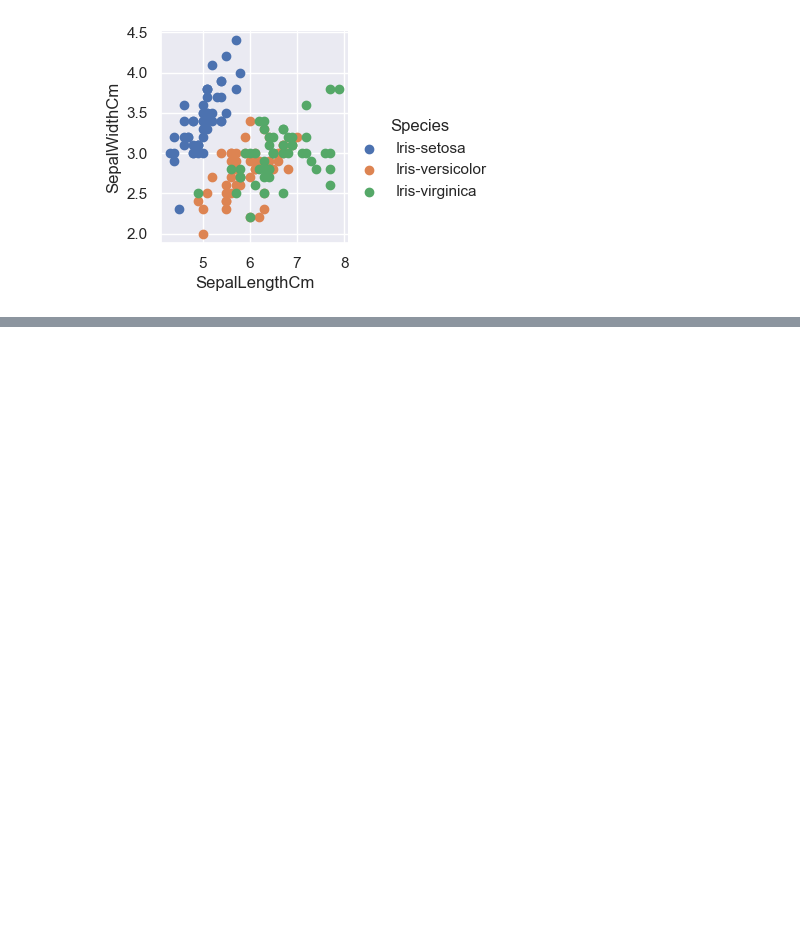
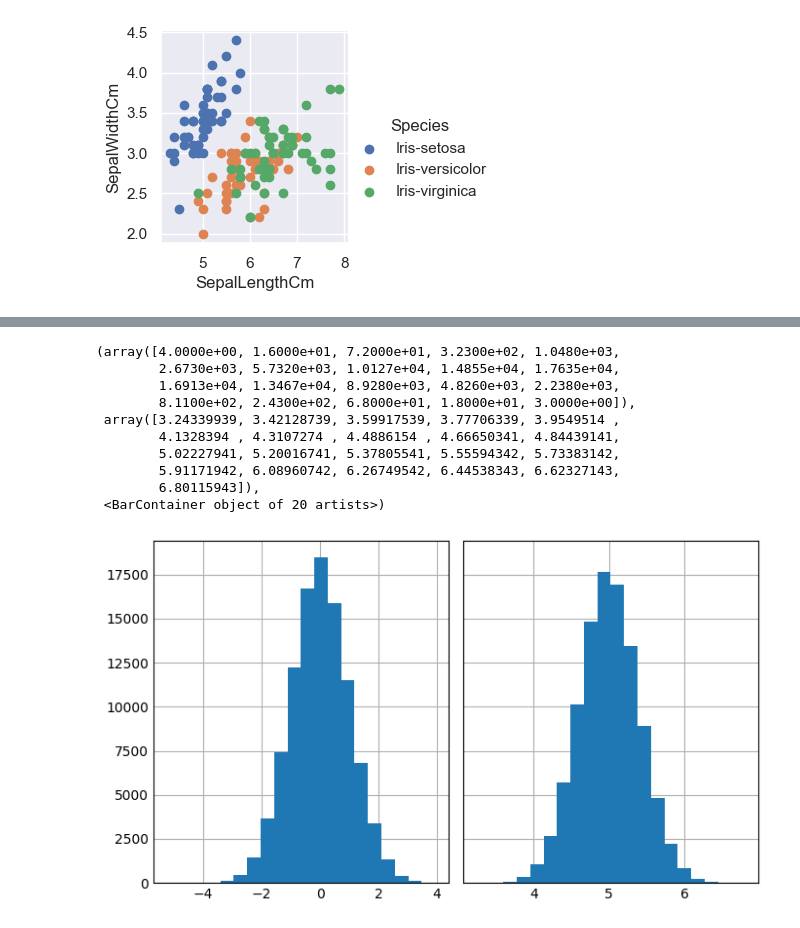
Before and after one commit to Hetzie/Internship-Tasks, a Jupyter notebook: Data Visualization/dv.ipynb, the cells around one changed output, grey strips where cells are left out. Saved outputs shown, nothing was run; the diff lists cells and outputs as text; code cells hidden in the pictures; blank space fills up the shorter version.

```diff
--- a/Data Visualization/dv.ipynb
+++ b/Data Visualization/dv.ipynb
@@ -44,0 +106,25 @@ plt.show()
+# %%
+# Histogram
+N_points = 100000
+n_bins = 20
+
+dist1 = np.random.standard_normal(N_points)
+dist2 = 0.4 * np.random.standard_normal(N_points) + 5
+
+plt.rcParams["figure.figsize"] = (7,4)
+fig, axs = plt.subplots(1, 2, sharey=True, tight_layout=True)
+
+axs[0].hist(dist1, bins=n_bins)
+axs[1].hist(dist2, bins=n_bins)
+# %% [output]
+(array([4.0000e+00, 1.6000e+01, 7.2000e+01, 3.2300e+02, 1.0480e+03,
+        2.6730e+03, 5.7320e+03, 1.0127e+04, 1.4855e+04, 1.7635e+04,
+        1.6913e+04, 1.3467e+04, 8.9280e+03, 4.8260e+03, 2.2380e+03,
+        8.1100e+02, 2.4300e+02, 6.8000e+01, 1.8000e+01, 3.0000e+00]),
+ array([3.24339939, 3.42128739, 3.59917539, 3.77706339, 3.9549514 ,
+        4.1328394 , 4.3107274 , 4.4886154 , 4.66650341, 4.84439141,
+        5.02227941, 5.20016741, 5.37805541, 5.55594342, 5.73383142,
+        5.91171942, 6.08960742, 6.26749542, 6.44538343, 6.62327143,
+        6.80115943]),
+ <BarContainer object of 20 artists>)
+[figure, added]
```
Also changed, not shown: parts of 29 cells of this notebook, 2 other files.
